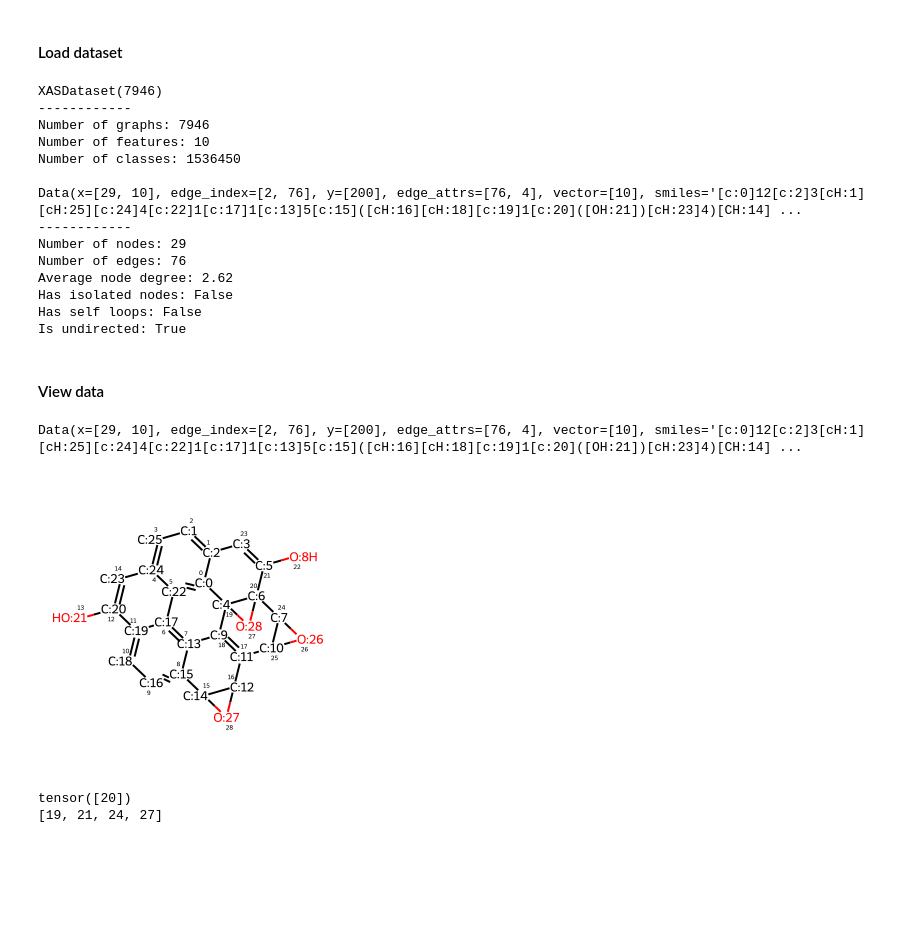
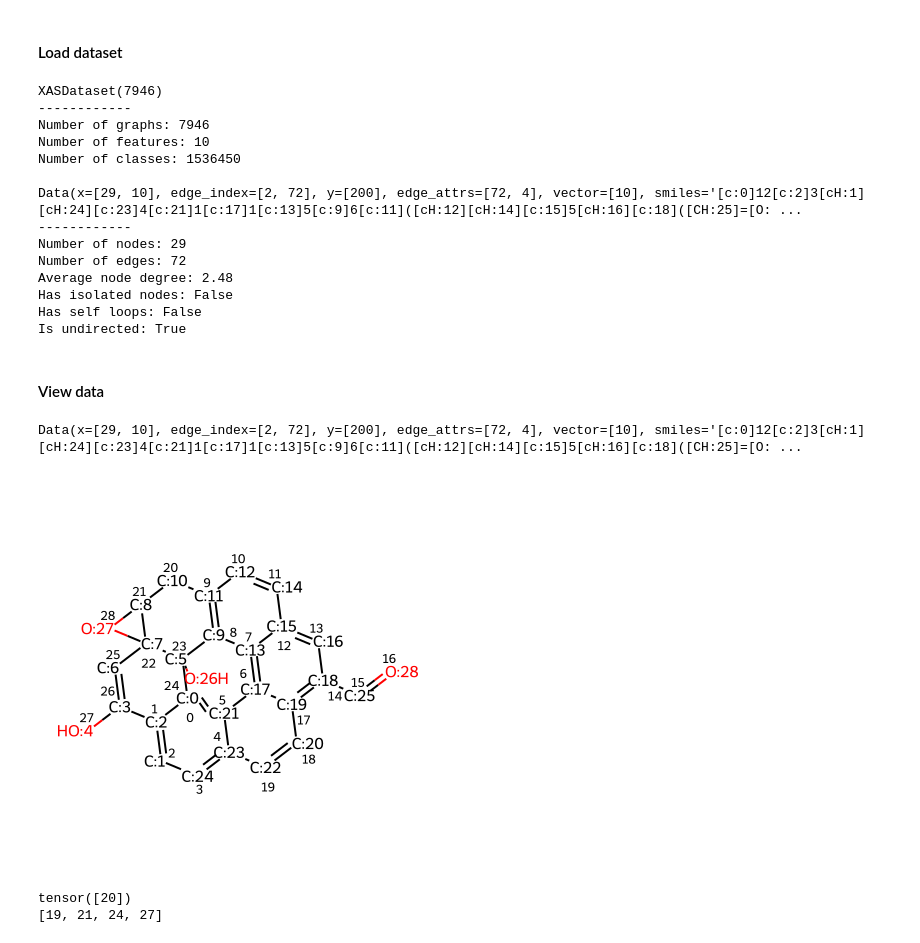
Before and after one commit to sam-j-hall/GO_molecule_GNN, a Jupyter notebook: ML_train_atom.ipynb, the cells around one changed output. Cells and saved outputs as stored; diff of their text form; code cells hidden in the pictures; blank space fills up the shorter version.

```diff
--- a/ML_train_atom.ipynb
+++ b/ML_train_atom.ipynb
@@ -180,7 +180,7 @@ print(f'Number of classes: {dataset.num_classes}')
 print('')
 
 # Show details of the first molecule/graph in dataset
-data = dataset[1]
+data = dataset[31]
 
 print(data)
 print('------------')
@@ -197,11 +197,11 @@ Number of graphs: 7946
 Number of features: 10
 Number of classes: 1536450
 
-Data(x=[29, 10], edge_index=[2, 76], y=[200], edge_attrs=[76, 4], vector=[10], smiles='[c:0]12[c:2]3[cH:1][cH:25][c:24]4[c:22]1[c:17]1[c:13]5[c:15]([cH:16][cH:18][c:19]1[c:20]([OH:21])[cH:23]4)[CH:14] ...
+Data(x=[29, 10], edge_index=[2, 72], y=[200], edge_attrs=[72, 4], vector=[10], smiles='[c:0]12[c:2]3[cH:1][cH:24][c:23]4[c:21]1[c:17]1[c:13]5[c:9]6[c:11]([cH:12][cH:14][c:15]5[cH:16][c:18]([CH:25]=[O: ...
 ------------
 Number of nodes: 29
-Number of edges: 76
-Average node degree: 2.62
+Number of edges: 72
+Average node degree: 2.48
 Has isolated nodes: False
 Has self loops: False
 Is undirected: True
@@ -210,13 +210,15 @@ Is undirected: True
 # %%
 data
 # %% [output]
-Data(x=[29, 10], edge_index=[2, 76], y=[200], edge_attrs=[76, 4], vector=[10], smiles='[c:0]12[c:2]3[cH:1][cH:25][c:24]4[c:22]1[c:17]1[c:13]5[c:15]([cH:16][cH:18][c:19]1[c:20]([OH:21])[cH:23]4)[CH:14] ...
+Data(x=[29, 10], edge_index=[2, 72], y=[200], edge_attrs=[72, 4], vector=[10], smiles='[c:0]12[c:2]3[cH:1][cH:24][c:23]4[c:21]1[c:17]1[c:13]5[c:9]6[c:11]([cH:12][cH:14][c:15]5[cH:16][c:18]([CH:25]=[O: ...
 # %%
 IPythonConsole.drawOptions.addAtomIndices=True
+IPythonConsole.drawOptions.annotationFontScale=0.8
+IPythonConsole.molSize = 400,400
 mol = Chem.MolFromSmiles(data.smiles)
 mol
 # %% [output]
-[figure, old version]
+[figure, new version]
 # %%
 print(data.atom_num)
 print(data.neighbors)
```
Also changed, not shown: parts of 1 cell of this notebook, 5 other files.
